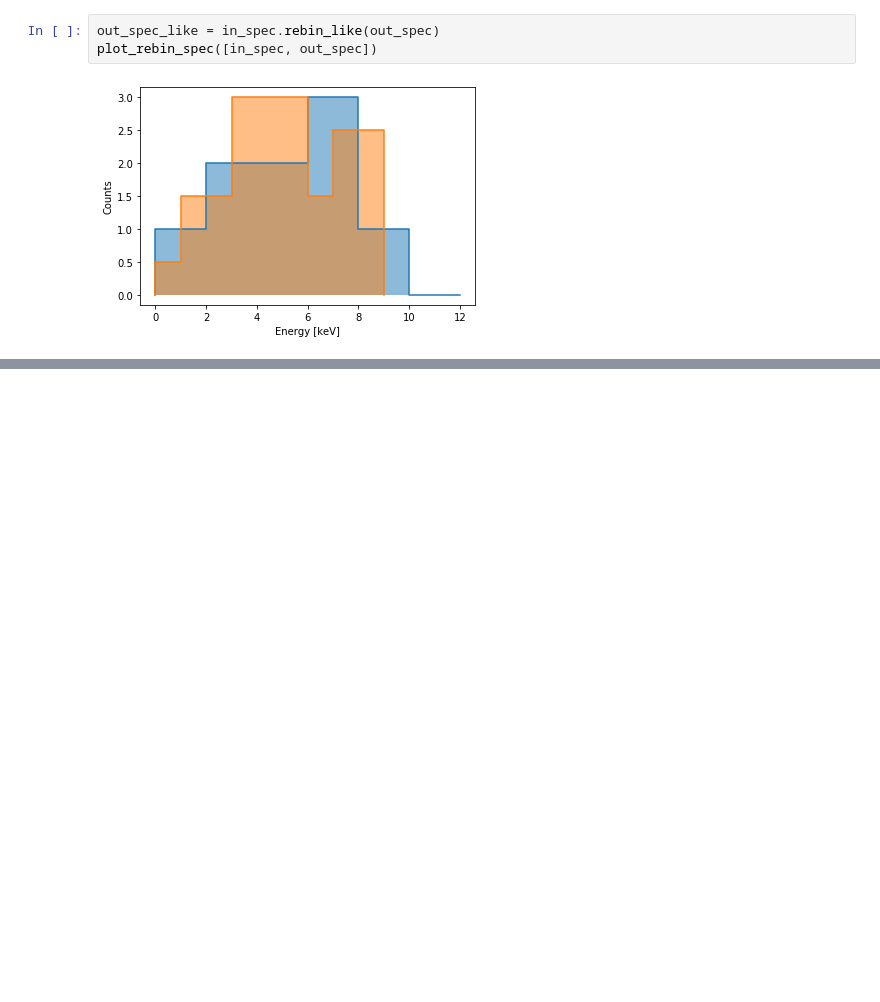
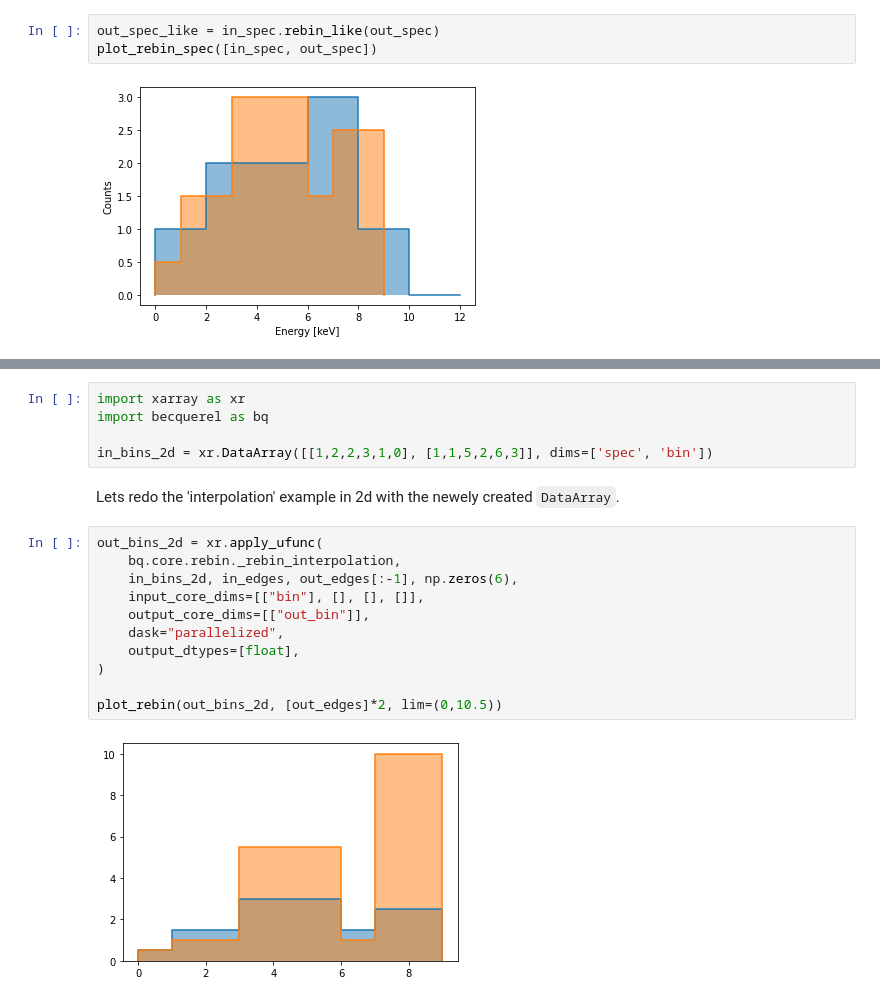
Before and after one commit to lbl-anp/becquerel, a Jupyter notebook: examples/rebinning.ipynb, the cells around one changed output, grey strips where cells are left out. Cells and saved outputs as stored; diff of their text form; blank space fills up the shorter version.

```diff
--- a/examples/rebinning.ipynb
+++ b/examples/rebinning.ipynb
@@ -81,0 +86,20 @@ plot_rebin_spec([in_spec, out_spec])
+# %%
+import xarray as xr
+import becquerel as bq
+
+in_bins_2d = xr.DataArray([[1,2,2,3,1,0], [1,1,5,2,6,3]], dims=['spec', 'bin'])
+# %% [markdown]
+Lets redo the 'interpolation' example in 2d with the newely created `DataArray`.
+# %%
+out_bins_2d = xr.apply_ufunc(
+    bq.core.rebin._rebin_interpolation,
+    in_bins_2d, in_edges, out_edges[:-1], np.zeros(6),
+    input_core_dims=[["bin"], [], [], []],
+    output_core_dims=[["out_bin"]],
+    dask="parallelized",
+    output_dtypes=[float],
+)
+
+plot_rebin(out_bins_2d, [out_edges]*2, lim=(0,10.5))
+# %% [output]
+[figure, added]
```
Also changed, not shown: parts of 5 cells of this notebook, 2 other files.
